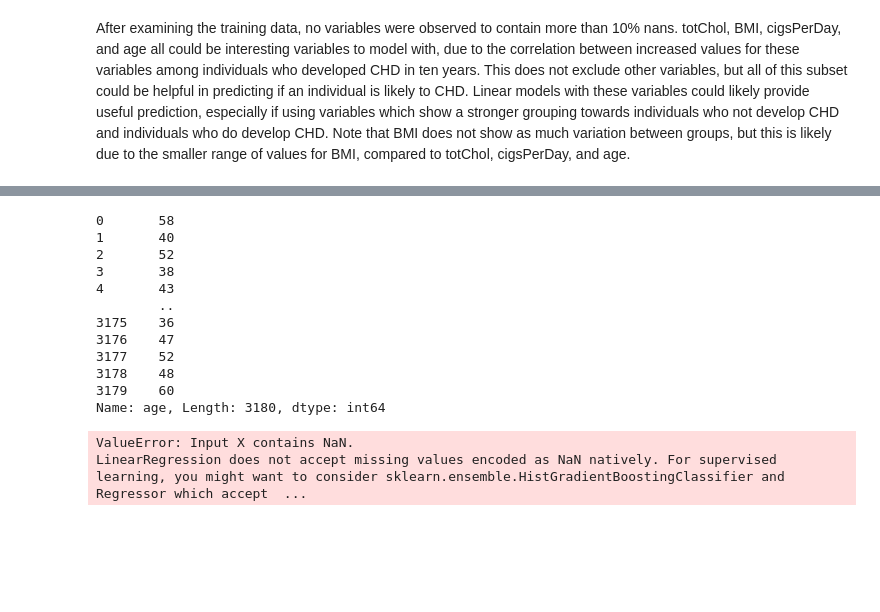
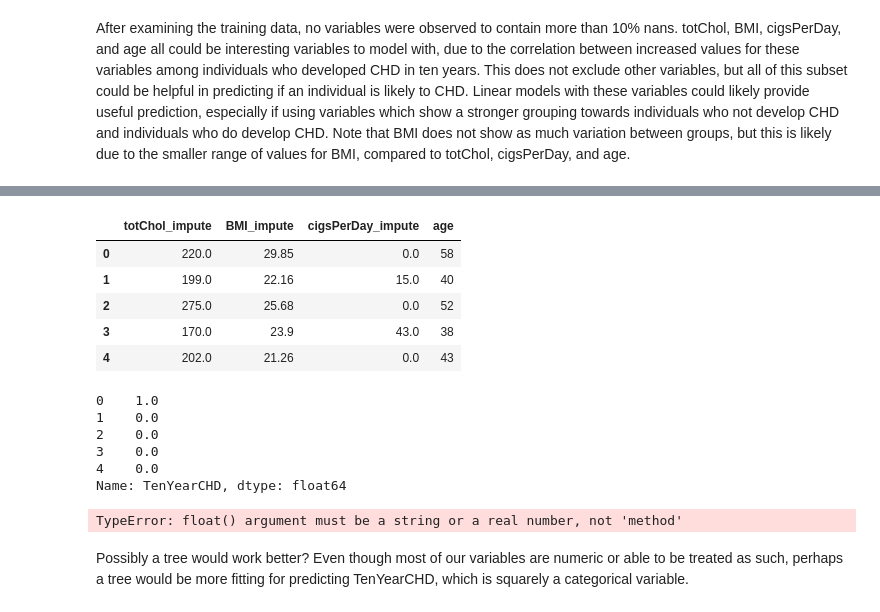
Before and after one commit to vnewsome/project_chd, a Jupyter notebook: ML_project2.ipynb, the cells around one changed output, grey strips where cells are left out. Cells and saved outputs as stored; diff of their text form; code cells hidden in the pictures; blank space fills up the shorter version.

```diff
--- a/ML_project2.ipynb
+++ b/ML_project2.ipynb
@@ -210,37 +277,34 @@ After examining the training data, no variables were observed to contain more th
 # %%
 # linear model
 from sklearn.linear_model import LinearRegression
 
-vars = ['totChol','BMI','cigsPerDay','age']
+vars = ['totChol_impute','BMI_impute','cigsPerDay_impute','age']
 
 X = data.loc[:,vars]
 X.head()
-y = data['TenYearCHD']
+# %% [output]
+|  | totChol_impute | BMI_impute | cigsPerDay_impute | age |
+| 0 | 220.0 | 29.85 | 0.0 | 58 |
+| 1 | 199.0 | 22.16 | 15.0 | 40 |
+| 2 | 275.0 | 25.68 | 0.0 | 52 |
+| 3 | 170.0 | 23.9 | 43.0 | 38 |
+| 4 | 202.0 | 21.26 | 0.0 | 43 |
-# %%
-# NOTE: Nan values are left in for now** they will be removed if there is a problem later on
-# There was a problem later on
-X['totChol'].dropna()
-X['BMI'].dropna()
-X['cigsPerDay'].dropna()
-X['age'].dropna()
-# %% [output]
-0       58
-1       40
-2       52
-3       38
-4       43
-        ..
-3175    36
-3176    47
-3177    52
-3178    48
-3179    60
-Name: age, Length: 3180, dtype: int64
+# %%
+y = data['TenYearCHD']
+y.head()
+# %% [output]
+0    1.0
+1    0.0
+2    0.0
+3    0.0
+4    0.0
+Name: TenYearCHD, dtype: float64
 # %%
-reg = LinearRegression().fit(X, y)
+reg = LinearRegression(fit_intercept=False).fit(X, y)
 print(reg.intercept_)
 print(reg.coef_)
 print(reg.score(X, y))
 # %% [output]
-ValueError: Input X contains NaN.
-LinearRegression does not accept missing values encoded as NaN natively. For supervised learning, you might want to consider sklearn.ensemble.HistGradientBoostingClassifier and Regressor which accept  ...
+TypeError: float() argument must be a string or a real number, not 'method'
+# %% [markdown]
+Possibly a tree would work better? Even though most of our variables are numeric or able to be treated as such, perhaps a tree would be more fitting for predicting TenYearCHD, which is squarely a categorical variable.
```
Also changed, not shown: parts of 5 cells of this notebook.
